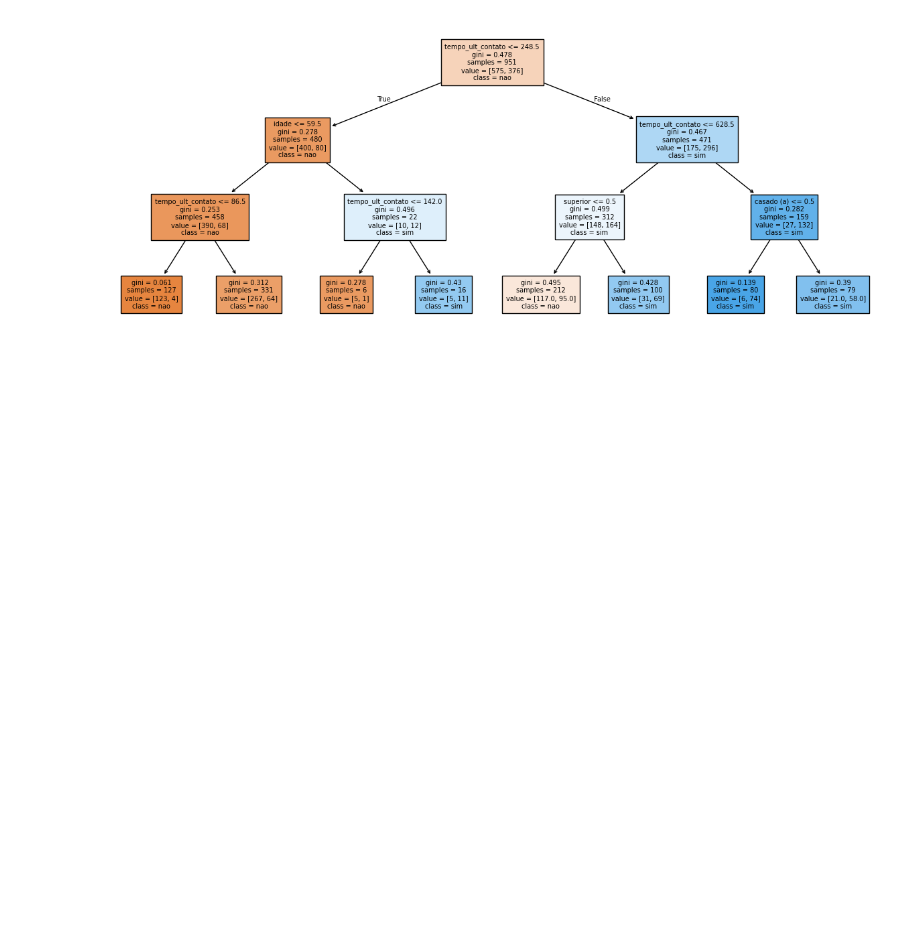
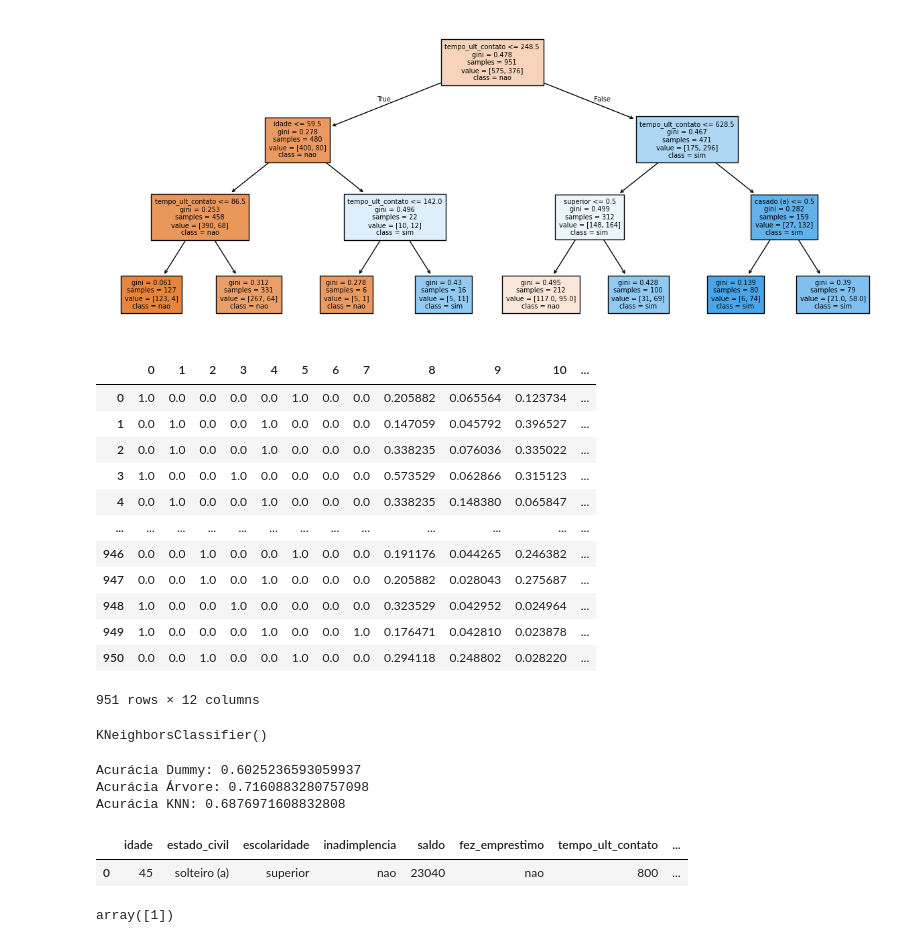
Before and after one commit to alexnascimento1980/Classificacao-de-dados-com-Machine-Learning, a Jupyter notebook: projeto inicial-classificacao_ Primeiros passos.ipynb, the cells around one changed output. Saved outputs shown, nothing was run; the diff lists cells and outputs as text; code cells hidden in the pictures; blank space fills up the shorter version.

```diff
--- a/projeto inicial-classificacao_ Primeiros passos.ipynb
+++ b/projeto inicial-classificacao_ Primeiros passos.ipynb
@@ -292,0 +288,20 @@ plot_tree(arvore, filled=True, class_names=['nao','sim'], fontsize=7, feature_na
+# %%
+normalizacao = MinMaxScaler()
+x_treino_normalizado = normalizacao.fit_transform(x_treino)
+# x_teste_normalizado = normalizacao.transform(x_teste)
+# %%
+pd.DataFrame(x_treino_normalizado)
+# %% [output]
+|  | 0 | 1 | 2 | 3 | 4 | 5 | 6 | 7 | 8 | 9 | 10 | ... |
+| 0 | 1.0 | 0.0 | 0.0 | 0.0 | 0.0 | 1.0 | 0.0 | 0.0 | 0.205882 | 0.065564 | 0.123734 | ... |
+| 1 | 0.0 | 1.0 | 0.0 | 0.0 | 1.0 | 0.0 | 0.0 | 0.0 | 0.147059 | 0.045792 | 0.396527 | ... |
+| 2 | 0.0 | 1.0 | 0.0 | 0.0 | 1.0 | 0.0 | 0.0 | 0.0 | 0.338235 | 0.076036 | 0.335022 | ... |
+| 3 | 1.0 | 0.0 | 0.0 | 1.0 | 0.0 | 0.0 | 0.0 | 0.0 | 0.573529 | 0.062866 | 0.315123 | ... |
+| 4 | 0.0 | 1.0 | 0.0 | 0.0 | 1.0 | 0.0 | 0.0 | 0.0 | 0.338235 | 0.148380 | 0.065847 | ... |
+| ... | ... | ... | ... | ... | ... | ... | ... | ... | ... | ... | ... | ... |
+| 946 | 0.0 | 0.0 | 1.0 | 0.0 | 0.0 | 1.0 | 0.0 | 0.0 | 0.191176 | 0.044265 | 0.246382 | ... |
+| 947 | 0.0 | 0.0 | 1.0 | 0.0 | 1.0 | 0.0 | 0.0 | 0.0 | 0.205882 | 0.028043 | 0.275687 | ... |
+| 948 | 1.0 | 0.0 | 0.0 | 1.0 | 0.0 | 0.0 | 0.0 | 0.0 | 0.323529 | 0.042952 | 0.024964 | ... |
+| 949 | 1.0 | 0.0 | 0.0 | 0.0 | 1.0 | 0.0 | 0.0 | 1.0 | 0.176471 | 0.042810 | 0.023878 | ... |
+| 950 | 0.0 | 0.0 | 1.0 | 0.0 | 0.0 | 1.0 | 0.0 | 0.0 | 0.294118 | 0.248802 | 0.028220 | ... |
+951 rows × 12 columns
@@ -292,0 +314,4 @@ plot_tree(arvore, filled=True, class_names=['nao','sim'], fontsize=7, feature_na
+# %%
+knn.fit(x_treino_normalizado, y_treino)
+# %% [output]
+KNeighborsClassifier()
@@ -292,0 +320,8 @@ plot_tree(arvore, filled=True, class_names=['nao','sim'], fontsize=7, feature_na
+# %%
+print(f'Acurácia Dummy: {dummy.score(x_teste, y_teste)}')
+print(f'Acurácia Árvore: {arvore.score(x_teste, y_teste)}')
+print(f'Acurácia KNN: {knn.score(x_teste_normalizado, y_teste)}')
+# %% [output]
+Acurácia Dummy: 0.6025236593059937
+Acurácia Árvore: 0.7160883280757098
+Acurácia KNN: 0.6876971608832808
@@ -292,0 +347,6 @@ plot_tree(arvore, filled=True, class_names=['nao','sim'], fontsize=7, feature_na
+# %%
+novo_dado = pd.DataFrame(novo_dado)
+novo_dado
+# %% [output]
+|  | idade | estado_civil | escolaridade | inadimplencia | saldo | fez_emprestimo | tempo_ult_contato | ... |
+| 0 | 45 | solteiro (a) | superior | nao | 23040 | nao | 800 | ... |
@@ -292,0 +363,5 @@ plot_tree(arvore, filled=True, class_names=['nao','sim'], fontsize=7, feature_na
+# %%
+novo_dado = modelo_one_hot.transform(novo_dado)
+modelo_arvore.predict(novo_dado)
+# %% [output]
+array([1])
```
Also changed, not shown: parts of 12 cells of this notebook, 4 other files.
